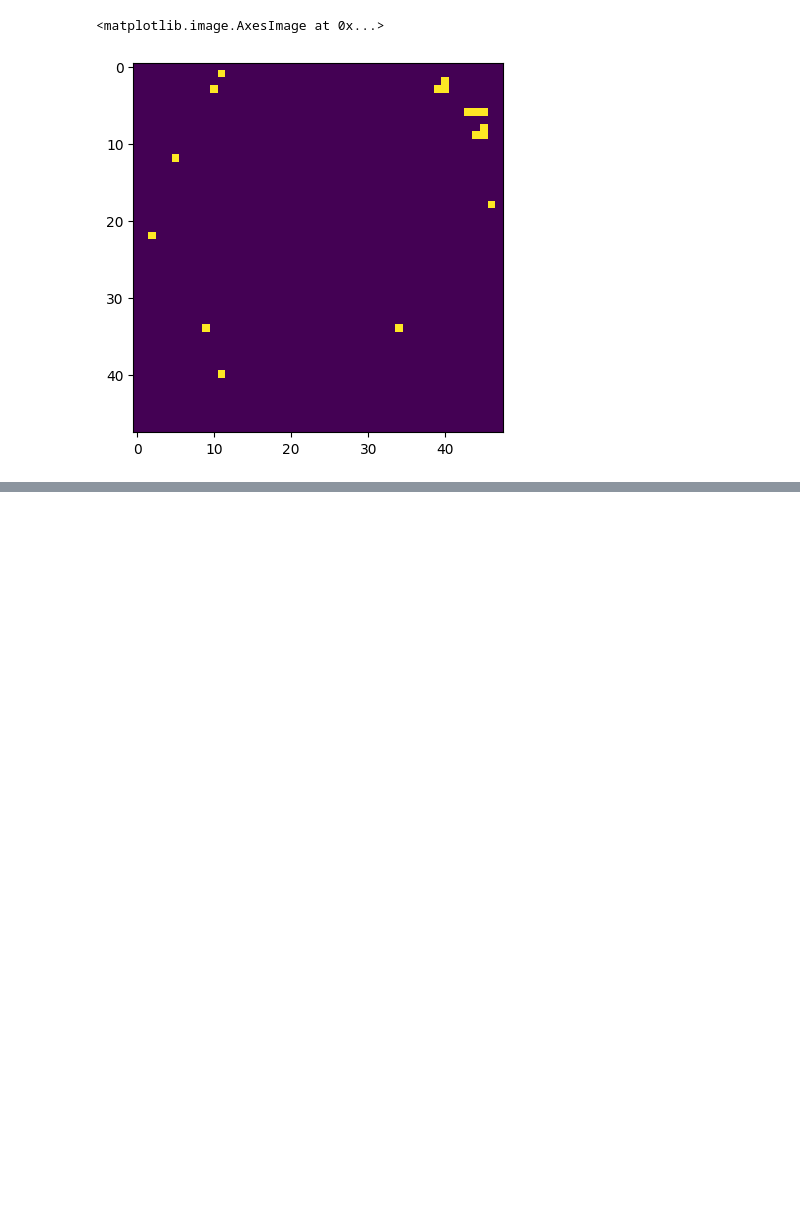
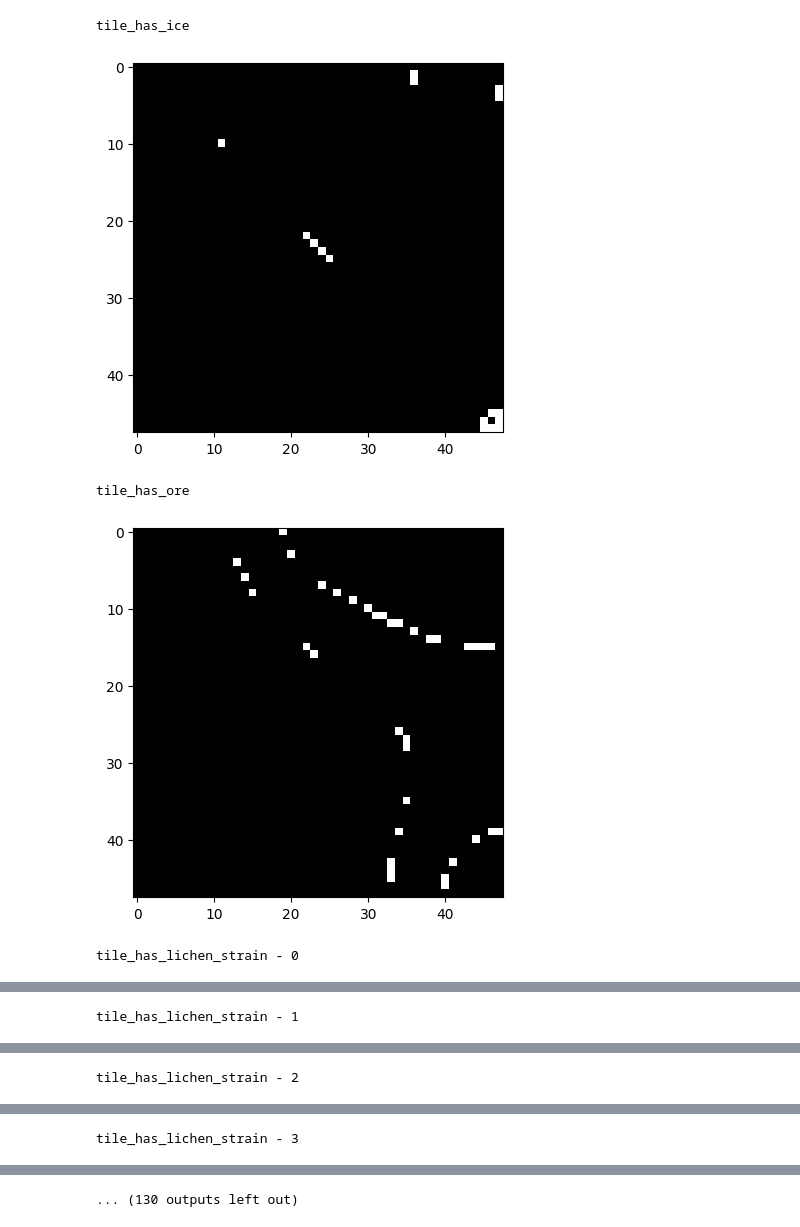
Before and after one commit to MattUnderscoreZhang/LuxS2, a Jupyter notebook: lux_entry/notebooks/visualize_observations.ipynb, the cells around one changed output, grey strips where cells are left out. Drawn from its saved outputs; the diff is of its cells as text; code cells hidden in the pictures; blank space fills up the shorter version.

Commit message:
Observation visualization and debugging

```diff
--- a/lux_entry/notebooks/visualize_observations.ipynb
+++ b/lux_entry/notebooks/visualize_observations.ipynb
@@ -25,5 +27,24 @@ plt.imshow(img)
 # %%
-plt.imshow(obs.tile_has_ice)
+from dataclasses import asdict
+
+obs_dict = asdict(obs)
+img = obs_dict["tile_per_player_factory_power_unbounded"][1]
+plt.imshow(img, vmin=0, vmax=1, cmap='gray')
+for key in obs_dict.keys():
+    if type(obs_dict[key]) in [dict, int]:
+        continue
+    if len(obs_dict[key].shape) == 2:
+        print(key)
+        plt.imshow(obs_dict[key], vmin=0, vmax=1, cmap='gray')
+        plt.show()
+    else:
+        for i in range(obs_dict[key].shape[0]):
+            print(f"{key} - {i}")
+            plt.imshow(obs_dict[key][i], vmin=0, vmax=1, cmap='gray')
+            plt.show()
 # %% [output]
-<matplotlib.image.AxesImage at 0x...>
+tile_has_ice
-[figure, old version]
+[figure, new version]
+tile_has_ore
+[figure, added]
+tile_has_lichen_strain - 0
@@ -29,0 +52 @@ plt.imshow(obs.tile_has_ice)
+tile_has_lichen_strain - 1
@@ -29,0 +54 @@ plt.imshow(obs.tile_has_ice)
+tile_has_lichen_strain - 2
@@ -29,0 +56 @@ plt.imshow(obs.tile_has_ice)
+tile_has_lichen_strain - 3
@@ -29,0 +58 @@ plt.imshow(obs.tile_has_ice)
+... (130 outputs left out)
```
Also changed, not shown: parts of 3 cells of this notebook, 1 other file.
